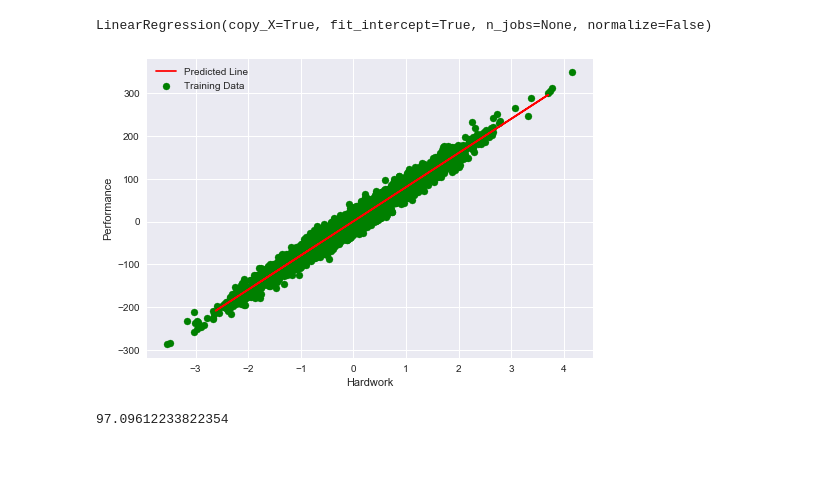
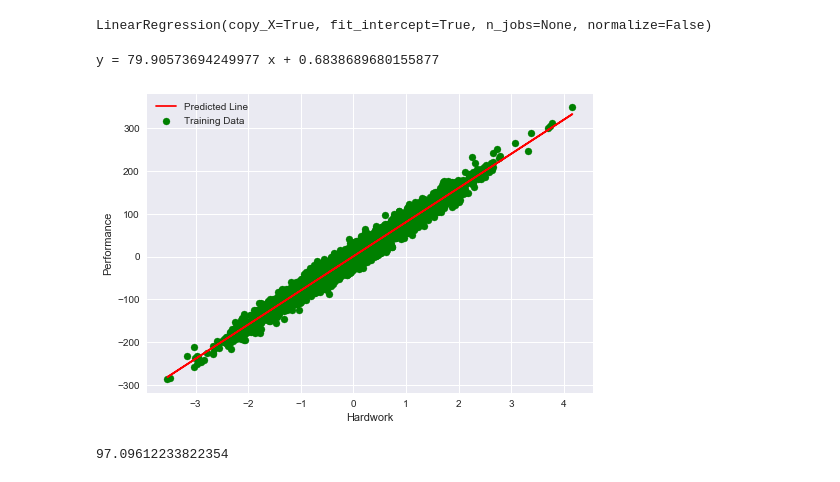
Before and after one commit to JayantGoel001/LinearRegression, a Jupyter notebook: Linear Regression.ipynb, the cells around one changed output. Cells and saved outputs as stored; diff of their text form; code cells hidden in the pictures.

```diff
--- a/Linear Regression.ipynb
+++ b/Linear Regression.ipynb
@@ -30,15 +24,21 @@ X_test = pd.read_csv("Linear_X_Test.csv").values
+# %%
+intercept = model.intercept_
+slope = model.coef_
+print("y = "+str(slope[0][0])+" x + "+str(intercept[0]))
+# %% [output]
+y = 79.90573694249977 x + 0.6838689680155877
 # %%
-y_pred = model.predict(X_test)
+y_pred = model.predict(X)
 # %%
 plt.figure()
 plt.scatter(X,y,label="Training Data",color="green")
 plt.ylabel("Performance")
 plt.xlabel("Hardwork")
-plt.plot(X_test,y_pred,label="Predicted Line",color="red")
+plt.plot(X,y_pred,label="Predicted Line",color="red")
 plt.legend()
 plt.show()
 # %% [output]
-[figure, old version]
+[figure, new version]
 # %%
 model.score(X,y)*100
 # %% [output]
```
Also changed, not shown: parts of 2 cells of this notebook, 1 other file.
